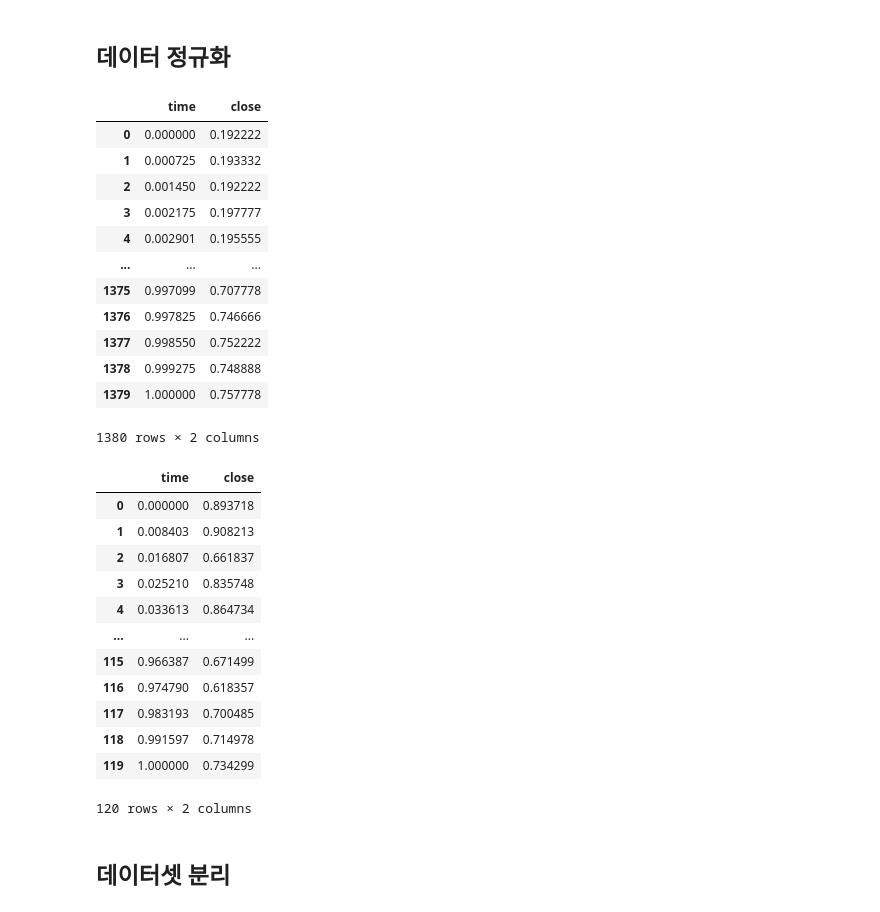
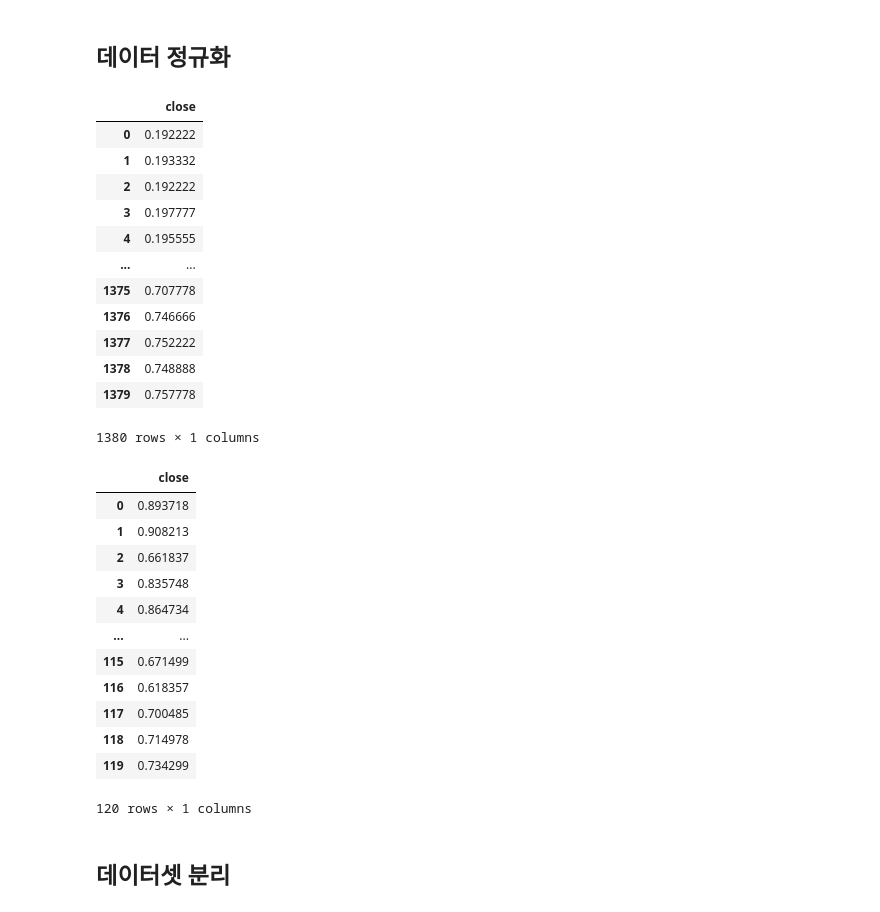
Before and after one commit to ParkJeongwoong/DACON_BitTrader_season_2, a Jupyter notebook: documents/LSTM.ipynb, the cells around one changed output. Cells and saved outputs as stored; diff of their text form; code cells hidden in the pictures.

```diff
--- a/LSTM.ipynb
+++ b/documents/LSTM.ipynb
@@ -10,8 +10,8 @@ import seaborn as sns
 # %% [markdown]
 ## 데이터 불러오기
 # %%
-train_x_df = pd.read_csv('./open/train_x_df.csv')
-train_y_df = pd.read_csv('./open/train_y_df.csv')
+train_x_df = pd.read_csv('../open/train_x_df.csv')
+train_y_df = pd.read_csv('../open/train_y_df.csv')
 train_x_df.head()
 # %% [output]
 |  | sample_id | time | coin_index | open | high | low | close | volume | quote_av | trades | ... |
@@ -62,53 +68,55 @@ plt.show()
 # %%
 from sklearn.preprocessing import MinMaxScaler
 # %%
-X_train.sort_index(ascending=False).reset_index(drop=True)
+X_train.sort_index(ascending=False).reset_index(drop=True) # 0~1380
 
 scaler = MinMaxScaler()
-scale_cols = ['time', 'close',] # 종가만 고려
+# scale_cols = ['time', 'close',] # 종가만 고려
+scale_cols = ['close',]
 df_scaled = scaler.fit_transform(X_train[scale_cols])
 df_scaled = pd.DataFrame(df_scaled)
 df_scaled.columns = scale_cols
 
 df_scaled
 # %% [output]
-|  | time | close |
-| 0 | 0.000000 | 0.192222 |
-| 1 | 0.000725 | 0.193332 |
-| 2 | 0.001450 | 0.192222 |
-| 3 | 0.002175 | 0.197777 |
-| 4 | 0.002901 | 0.195555 |
-| ... | ... | ... |
-| 1375 | 0.997099 | 0.707778 |
-| 1376 | 0.997825 | 0.746666 |
-| 1377 | 0.998550 | 0.752222 |
-| 1378 | 0.999275 | 0.748888 |
-| 1379 | 1.000000 | 0.757778 |
+|  | close |
+| 0 | 0.192222 |
+| 1 | 0.193332 |
+| 2 | 0.192222 |
+| 3 | 0.197777 |
+| 4 | 0.195555 |
+| ... | ... |
+| 1375 | 0.707778 |
+| 1376 | 0.746666 |
+| 1377 | 0.752222 |
+| 1378 | 0.748888 |
+| 1379 | 0.757778 |
-1380 rows × 2 columns
+1380 rows × 1 columns
 # %%
-y_train.sort_index(ascending=False).reset_index(drop=True)
+y_train.sort_index(ascending=False).reset_index(drop=True) # 0~120
 
 scaler = MinMaxScaler()
-scale_cols = ['time', 'close',] # 종가만 고려
+# scale_cols = ['time', 'close',] # 종가만 고려
+scale_cols = ['close',]
 df_scaled_y = scaler.fit_transform(y_train[scale_cols])
 df_scaled_y = pd.DataFrame(df_scaled_y)
 df_scaled_y.columns = scale_cols
 
 df_scaled_y
 # %% [output]
-|  | time | close |
-| 0 | 0.000000 | 0.893718 |
-| 1 | 0.008403 | 0.908213 |
-| 2 | 0.016807 | 0.661837 |
-| 3 | 0.025210 | 0.835748 |
-| 4 | 0.033613 | 0.864734 |
-| ... | ... | ... |
-| 115 | 0.966387 | 0.671499 |
-| 116 | 0.974790 | 0.618357 |
-| 117 | 0.983193 | 0.700485 |
-| 118 | 0.991597 | 0.714978 |
-| 119 | 1.000000 | 0.734299 |
+|  | close |
+| 0 | 0.893718 |
+| 1 | 0.908213 |
+| 2 | 0.661837 |
+| 3 | 0.835748 |
+| 4 | 0.864734 |
+| ... | ... |
+| 115 | 0.671499 |
+| 116 | 0.618357 |
+| 117 | 0.700485 |
+| 118 | 0.714978 |
+| 119 | 0.734299 |
-120 rows × 2 columns
+120 rows × 1 columns
 # %% [markdown]
 ## 데이터셋 분리
 # %%
```
Also changed, not shown: parts of 23 cells of this notebook, 4 other files.
